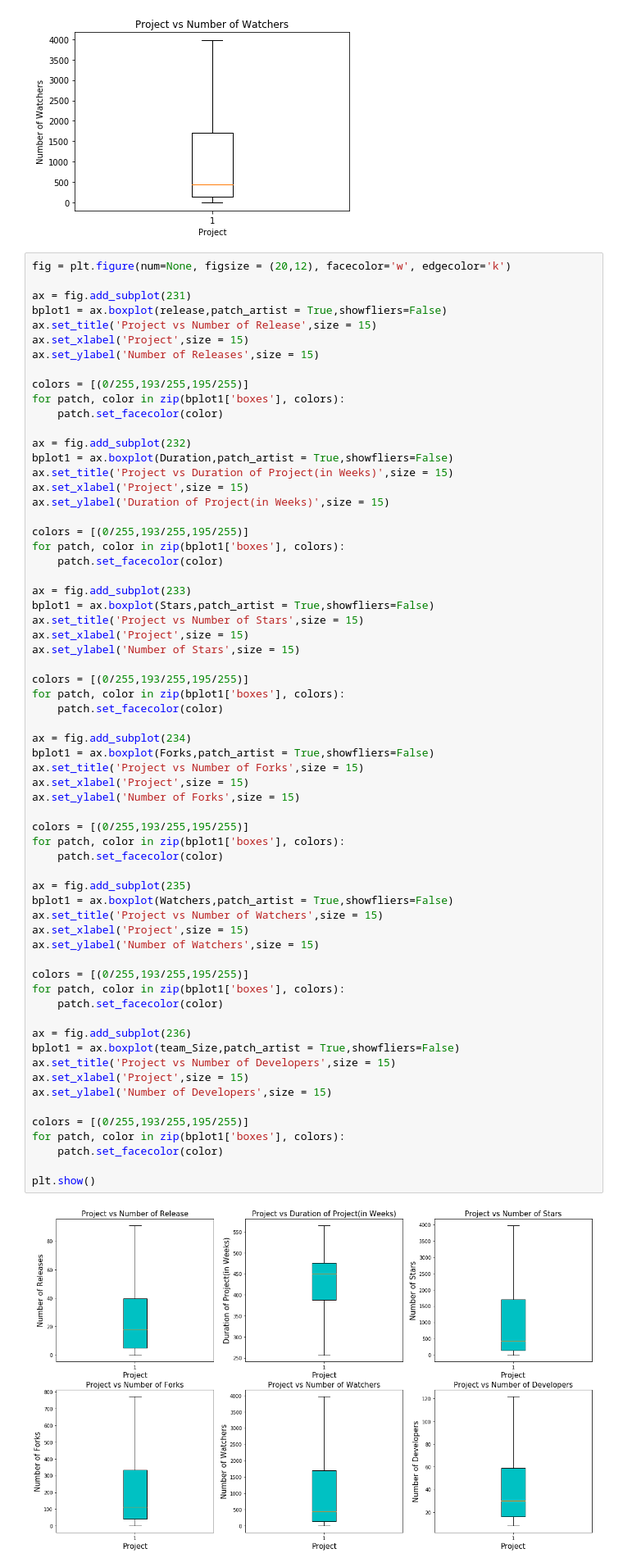
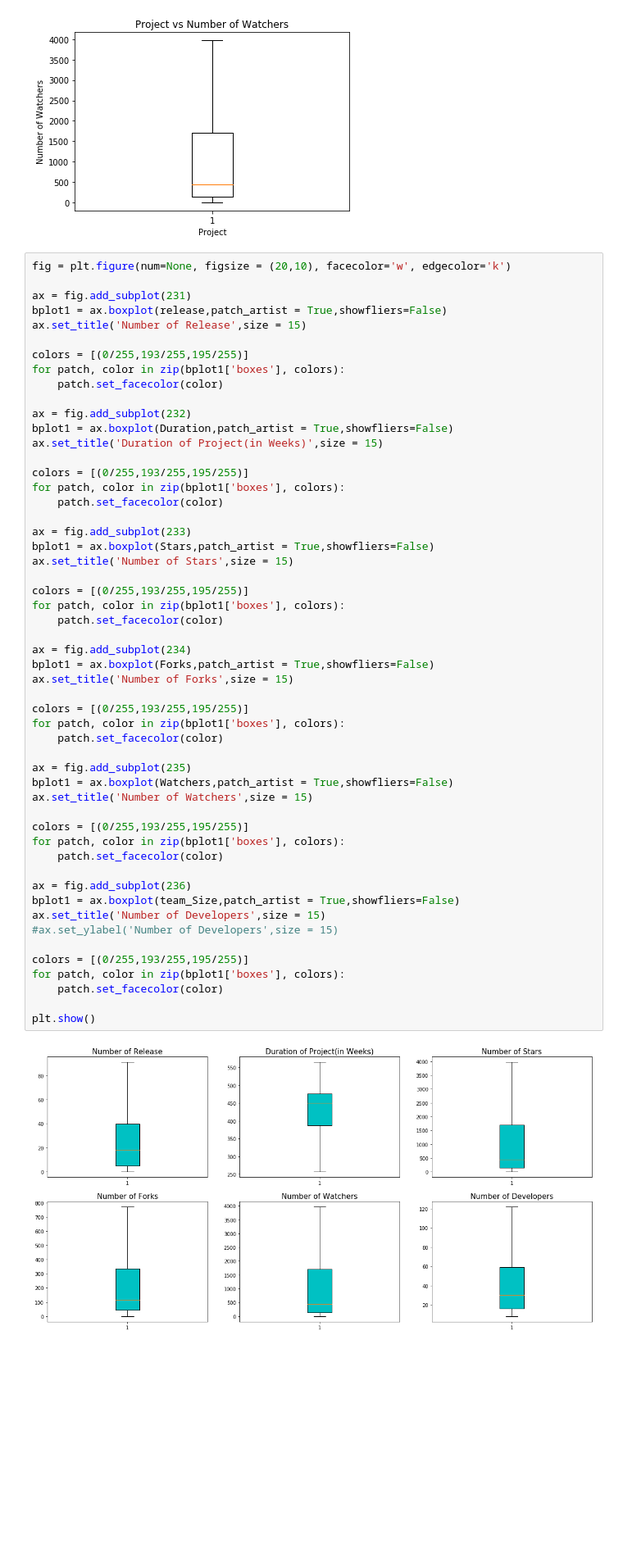
Before and after one commit to ai-se/Git_miner, a Jupyter notebook: Project Meta.ipynb, the cells around one changed output. Shown: that part at 82% size. Saved outputs shown, nothing was run; the diff lists cells and outputs as text; blank space fills up the shorter version.

```diff
--- a/Project Meta.ipynb
+++ b/Project Meta.ipynb
@@ -96,13 +96,11 @@ plt.show()
 # %% [output]
 [figure]
 # %%
-fig = plt.figure(num=None, figsize = (20,12), facecolor='w', edgecolor='k')
+fig = plt.figure(num=None, figsize = (20,10), facecolor='w', edgecolor='k')
 
 ax = fig.add_subplot(231)
 bplot1 = ax.boxplot(release,patch_artist = True,showfliers=False)
-ax.set_title('Project vs Number of Release',size = 15)
-ax.set_xlabel('Project',size = 15)
-ax.set_ylabel('Number of Releases',size = 15)
+ax.set_title('Number of Release',size = 15)
 
 colors = [(0/255,193/255,195/255)]
 for patch, color in zip(bplot1['boxes'], colors):
@@ -110,9 +108,7 @@ for patch, color in zip(bplot1['boxes'], colors):
 
 ax = fig.add_subplot(232)
 bplot1 = ax.boxplot(Duration,patch_artist = True,showfliers=False)
-ax.set_title('Project vs Duration of Project(in Weeks)',size = 15)
-ax.set_xlabel('Project',size = 15)
-ax.set_ylabel('Duration of Project(in Weeks)',size = 15)
+ax.set_title('Duration of Project(in Weeks)',size = 15)
 
 colors = [(0/255,193/255,195/255)]
 for patch, color in zip(bplot1['boxes'], colors):
@@ -120,45 +116,38 @@ for patch, color in zip(bplot1['boxes'], colors):
 
 ax = fig.add_subplot(233)
 bplot1 = ax.boxplot(Stars,patch_artist = True,showfliers=False)
-ax.set_title('Project vs Number of Stars',size = 15)
-ax.set_xlabel('Project',size = 15)
-ax.set_ylabel('Number of Stars',size = 15)
+ax.set_title('Number of Stars',size = 15)
 
 colors = [(0/255,193/255,195/255)]
 for patch, color in zip(bplot1['boxes'], colors):
     patch.set_facecolor(color)
 
 ax = fig.add_subplot(234)
 bplot1 = ax.boxplot(Forks,patch_artist = True,showfliers=False)
-ax.set_title('Project vs Number of Forks',size = 15)
-ax.set_xlabel('Project',size = 15)
-ax.set_ylabel('Number of Forks',size = 15)
+ax.set_title('Number of Forks',size = 15)
 
 colors = [(0/255,193/255,195/255)]
 for patch, color in zip(bplot1['boxes'], colors):
     patch.set_facecolor(color)
 
 ax = fig.add_subplot(235)
 bplot1 = ax.boxplot(Watchers,patch_artist = True,showfliers=False)
-ax.set_title('Project vs Number of Watchers',size = 15)
-ax.set_xlabel('Project',size = 15)
-ax.set_ylabel('Number of Watchers',size = 15)
+ax.set_title('Number of Watchers',size = 15)
 
 colors = [(0/255,193/255,195/255)]
 for patch, color in zip(bplot1['boxes'], colors):
     patch.set_facecolor(color)
 
 ax = fig.add_subplot(236)
 bplot1 = ax.boxplot(team_Size,patch_artist = True,showfliers=False)
-ax.set_title('Project vs Number of Developers',size = 15)
-ax.set_xlabel('Project',size = 15)
-ax.set_ylabel('Number of Developers',size = 15)
+ax.set_title('Number of Developers',size = 15)
+#ax.set_ylabel('Number of Developers',size = 15)
 
 colors = [(0/255,193/255,195/255)]
 for patch, color in zip(bplot1['boxes'], colors):
     patch.set_facecolor(color)
 
 plt.show()
 # %% [output]
-[figure, old version]
+[figure, new version]
 # %%
```
Also changed, not shown: parts of 1 cell of this notebook, 8 other files.
